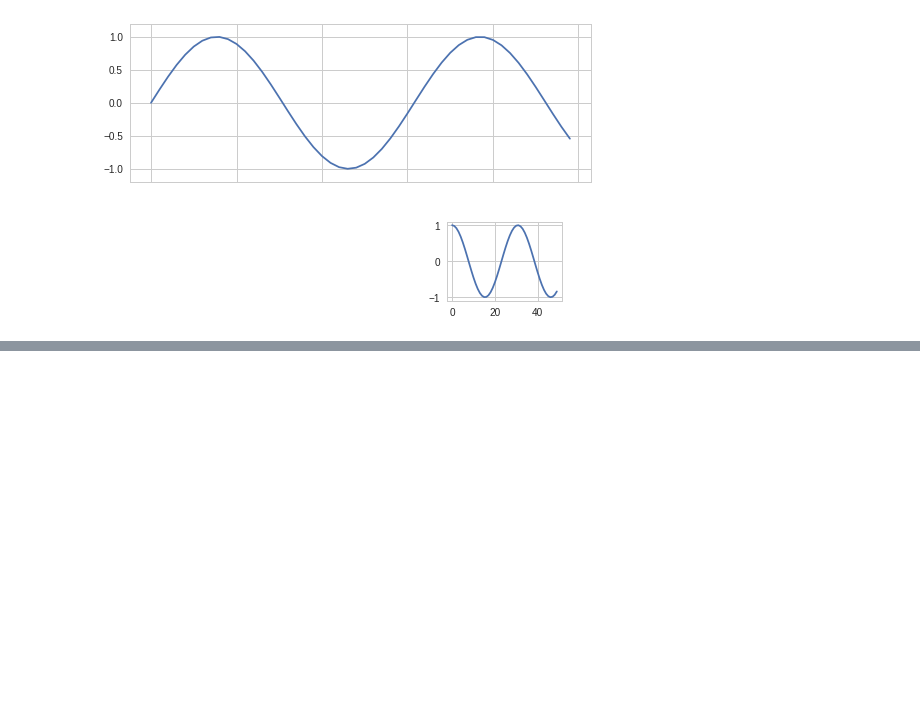
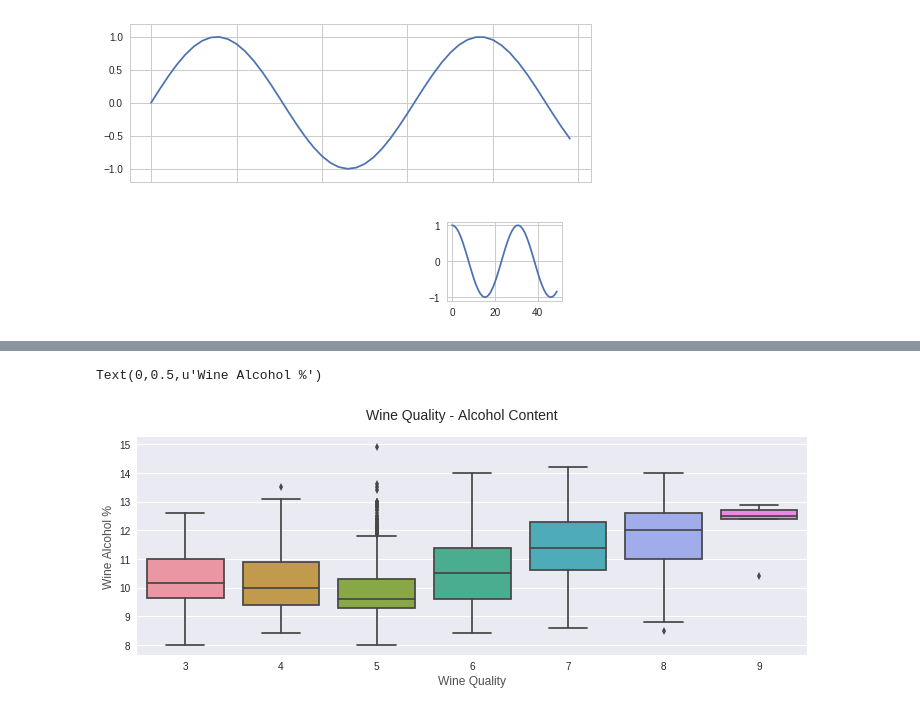
Before and after one commit to wonwooddo/MyPythonDictionary, a Jupyter notebook: matplotlib_ipynb의_사본.ipynb, the cells around one changed output, grey strips where cells are left out. Drawn from its saved outputs; the diff is of its cells as text; code cells hidden in the pictures; blank space fills up the shorter version.

```diff
--- a/matplotlib_ipynb의_사본.ipynb
+++ b/matplotlib_ipynb의_사본.ipynb
@@ -121,0 +210,25 @@ ax2.plot(np.cos(x))
+# %%
+white_wine = pd.read_csv('winequality-white.csv.3', sep=';', error_bad_lines=False)
+red_wine = pd.read_csv('winequality-red.csv.3', sep=';', error_bad_lines=False)
+
+# store wine type as an attribute
+red_wine['wine_type'] = 'red'
+white_wine['wine_type'] = 'white'
+
+# bucket wine quality scores into qualitative quality labels
+red_wine['quality_label'] = red_wine['quality'].apply(lambda value: 'low'
+                                                          if value <= 5 else 'medium'
+                                                              if value <= 7 else 'high')
+red_wine['quality_label'] = pd.Categorical(red_wine['quality_label'],
+                                           categories=['low', 'medium', 'high'])
+white_wine['quality_label'] = white_wine['quality'].apply(lambda value: 'low'
+                                                              if value <= 5 else 'medium'
+                                                                  if value <= 7 else 'high')
+white_wine['quality_label'] = pd.Categorical(white_wine['quality_label'],
+                                             categories=['low', 'medium', 'high'])
+
+# merge red and white wine datasets
+wines = pd.concat([red_wine, white_wine])
+
+# re-shuffle records just to randomize data points
+wines = wines.sample(frac=1, random_state=42).reset_index(drop=True)
@@ -121,0 +244,11 @@ ax2.plot(np.cos(x))
+# %%
+# Box Plots
+f, (ax) = plt.subplots(1, 1, figsize=(12, 4))
+f.suptitle('Wine Quality - Alcohol Content', fontsize=14)
+
+sns.boxplot(x="quality", y="alcohol", data=wines,  ax=ax)
+ax.set_xlabel("Wine Quality",size = 12,alpha=0.8)
+ax.set_ylabel("Wine Alcohol %",size = 12,alpha=0.8)
+# %% [output]
+Text(0,0.5,u'Wine Alcohol %')
+[figure, added]
```
Also changed, not shown: parts of 11 cells of this notebook.
